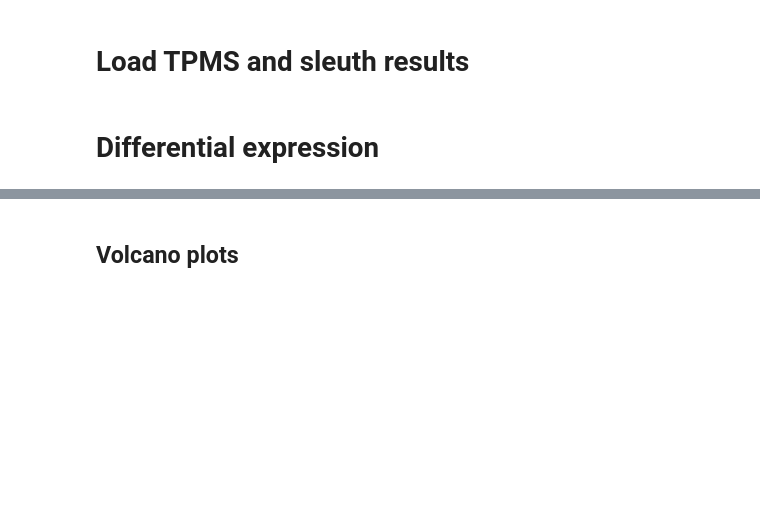
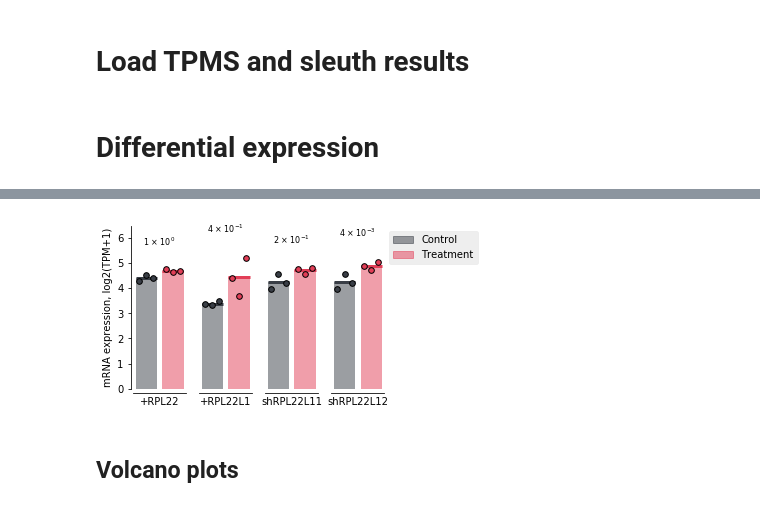
Before and after one commit to kevinhu/mdm4-splicing, a Jupyter notebook: notebooks/fig3_rnaseq.ipynb, the cells around one changed output, grey strips where cells are left out. Cells and saved outputs as stored; diff of their text form; code cells hidden in the pictures; blank space fills up the shorter version.

```diff
--- a/notebooks/fig3_rnaseq.ipynb
+++ b/notebooks/fig3_rnaseq.ipynb
@@ -280,3 +277,9 @@ plt.savefig("../plots/rpl22_ENSG00000116251_expression.pdf",bbox_inches="tight",
+# %%
+all_bars("ENSG00000198625","gene")
+
+plt.savefig("../plots/mdm4_ENSG00000198625_expression.pdf",bbox_inches="tight",background="transparent")
+# %% [output]
+[figure, added]
 # %% [markdown]
 ## Volcano plots
 # %%
```
Also changed, not shown: parts of 20 cells of this notebook, 5 other files.
